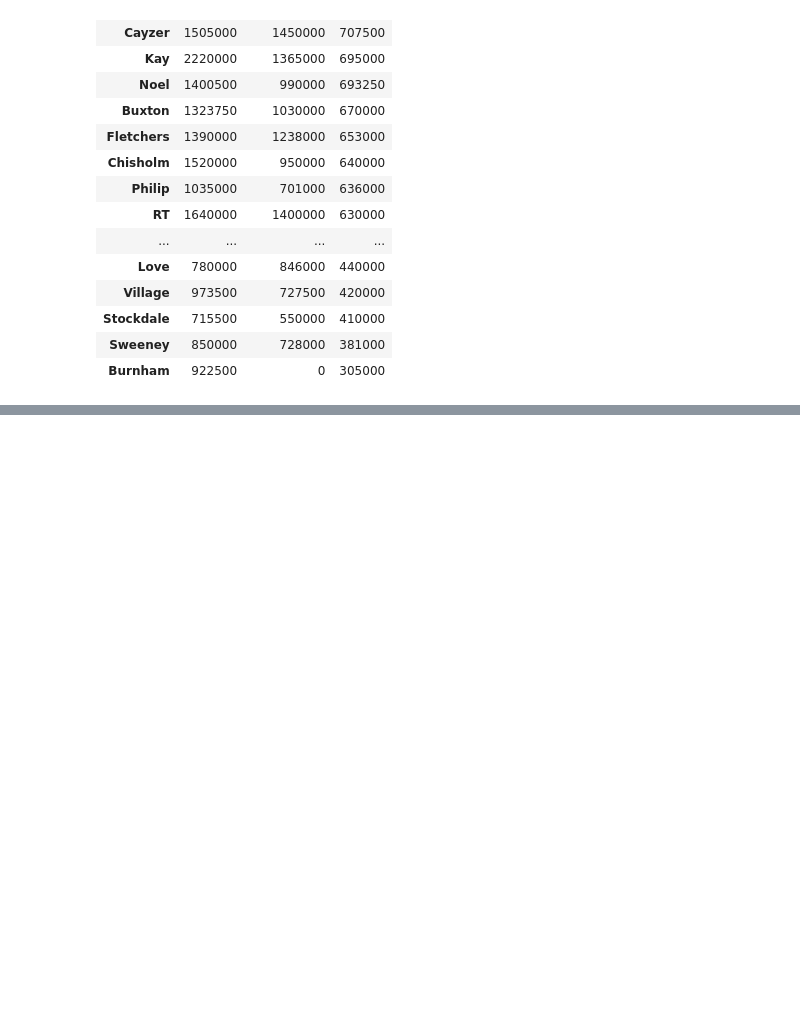
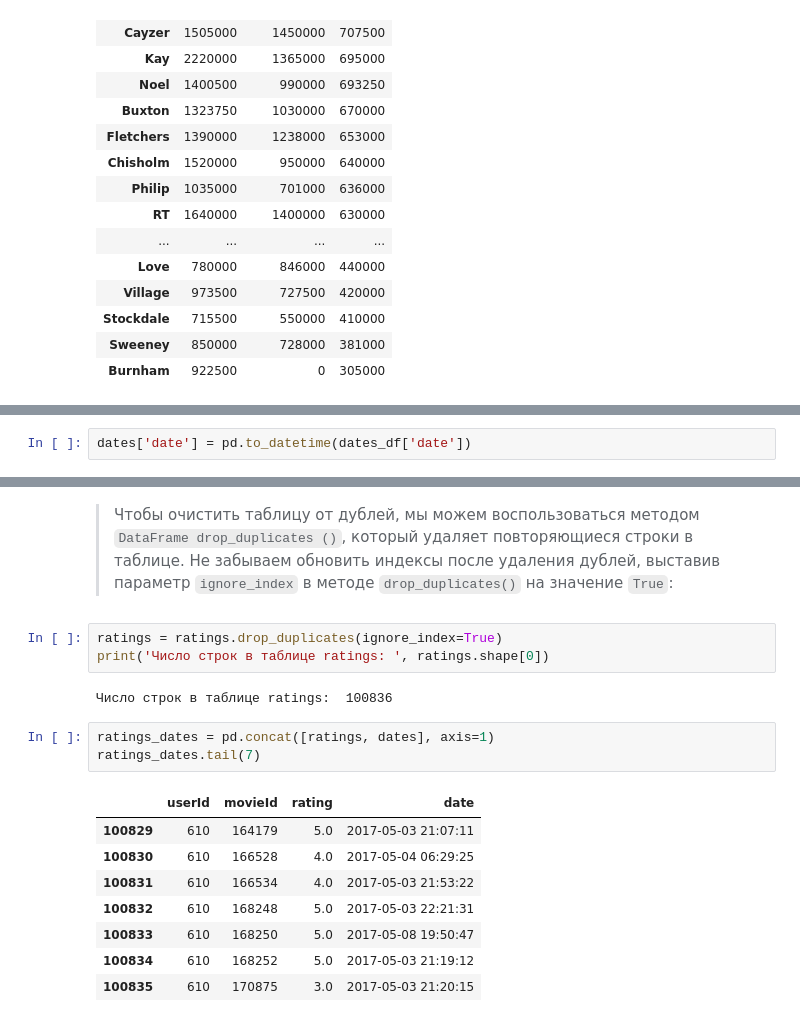
Before and after one commit to AndreiDS63/sf_data_science, a Jupyter notebook: practice/Python-12 Pandas Advanced/1. intro.ipynb, the cells around one changed output, grey strips where cells are left out. Drawn from its saved outputs; the diff is of its cells as text; blank space fills up the shorter version.

```diff
--- a/practice/Python-12 Pandas Advanced/1. intro.ipynb
+++ b/practice/Python-12 Pandas Advanced/1. intro.ipynb
@@ -741,0 +772,2 @@ melb_df.pivot_table(
+# %%
+dates['date'] = pd.to_datetime(dates_df['date'])
@@ -741,0 +852,19 @@ melb_df.pivot_table(
+# %% [markdown]
+> Чтобы очистить таблицу от дублей, мы можем воспользоваться методом `DataFrame drop_duplicates ()`, который удаляет повторяющиеся строки в таблице. Не забываем обновить индексы после удаления дублей, выставив параметр `ignore_index` в методе `drop_duplicates()` на значение `True`:
+# %%
+ratings = ratings.drop_duplicates(ignore_index=True)
+print('Число строк в таблице ratings: ', ratings.shape[0])
+# %% [output]
+Число строк в таблице ratings:  100836
+# %%
+ratings_dates = pd.concat([ratings, dates], axis=1)
+ratings_dates.tail(7)
+# %% [output]
+|  | userId | movieId | rating | date |
+| 100829 | 610 | 164179 | 5.0 | 2017-05-03 21:07:11 |
+| 100830 | 610 | 166528 | 4.0 | 2017-05-04 06:29:25 |
+| 100831 | 610 | 166534 | 4.0 | 2017-05-03 21:53:22 |
+| 100832 | 610 | 168248 | 5.0 | 2017-05-03 22:21:31 |
+| 100833 | 610 | 168250 | 5.0 | 2017-05-08 19:50:47 |
+| 100834 | 610 | 168252 | 5.0 | 2017-05-03 21:19:12 |
+| 100835 | 610 | 170875 | 3.0 | 2017-05-03 21:20:15 |
```
Also changed, not shown: parts of 23 cells of this notebook, 4 other files.
